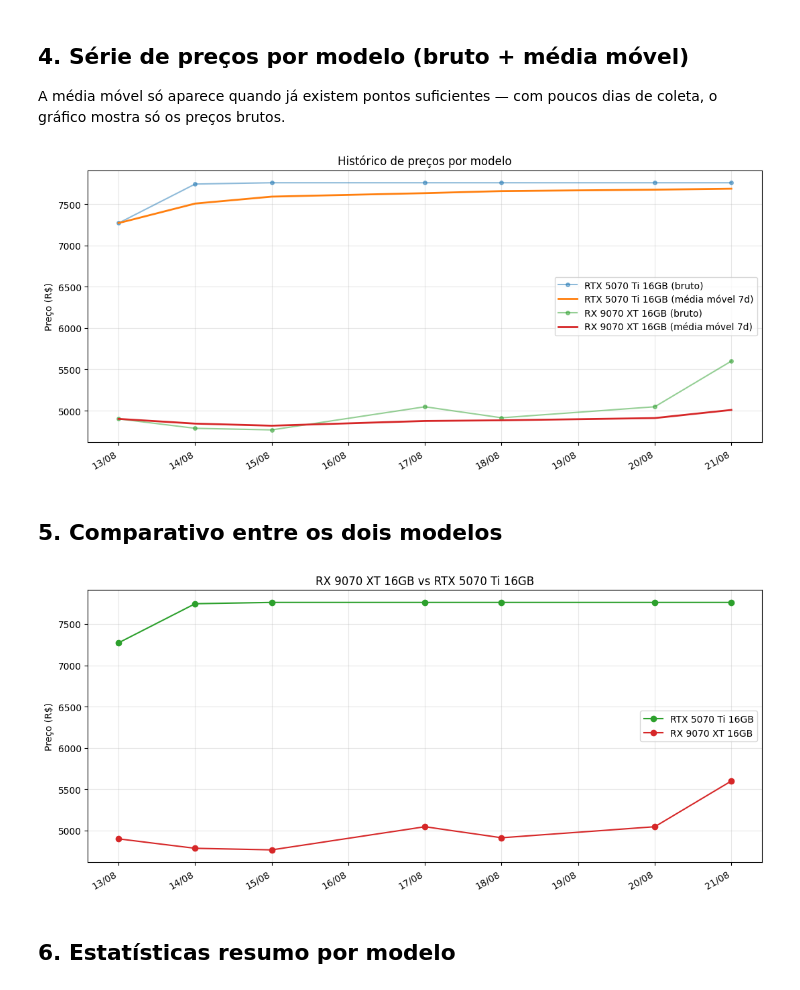
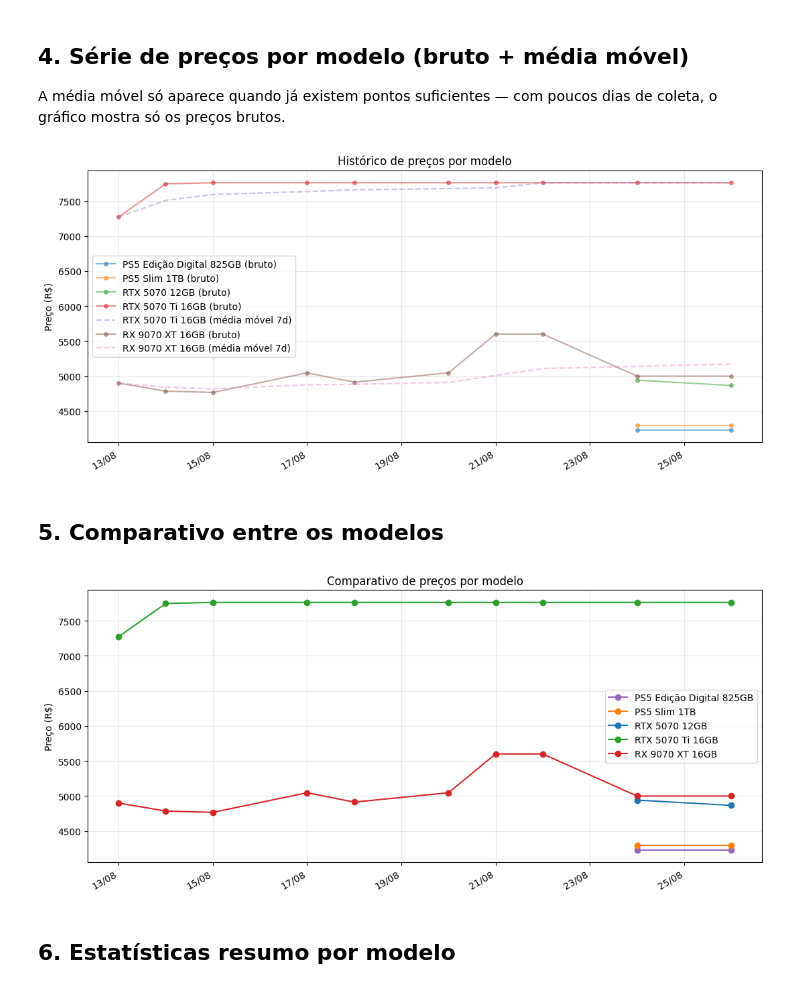
Before and after one commit to AbathVictor/rastreador-precos-gpu, a Jupyter notebook: analise_precos.ipynb, the cells around one changed output. Drawn from its saved outputs; the diff is of its cells as text; code cells hidden in the pictures.

Commit message:
Atualiza rastreamento de preços de GPUs e PS5
Expande os produtos monitorados e atualiza o notebook, scrapers, configuração e históricos de dados.

```diff
--- a/analise_precos.ipynb
+++ b/analise_precos.ipynb
@@ -131,38 +157,44 @@ A média móvel só aparece quando já existem pontos suficientes — com poucos
 # %%
 JANELA_MEDIA_MOVEL = 7  # dias
 
 fig, ax = plt.subplots()
 
 for modelo, grupo in df.groupby("modelo"):
     diario = grupo.groupby("data")["preco"].mean().reset_index()
     diario["data"] = pd.to_datetime(diario["data"])
     ax.plot(diario["data"], diario["preco"], marker="o", markersize=4, label=f"{modelo} (bruto)", alpha=0.5)
 
     if len(diario) >= JANELA_MEDIA_MOVEL:
         diario["media_movel"] = diario["preco"].rolling(JANELA_MEDIA_MOVEL, min_periods=1).mean()
-        ax.plot(diario["data"], diario["media_movel"], linewidth=2, label=f"{modelo} (média móvel {JANELA_MEDIA_MOVEL}d)")
+        ax.plot(diario["data"], diario["media_movel"], linewidth=1.6, linestyle="--", alpha = 0.4, label=f"{modelo} (média móvel {JANELA_MEDIA_MOVEL}d)")
 
 ax.set_title("Histórico de preços por modelo")
 ax.set_ylabel("Preço (R$)")
 ax.xaxis.set_major_formatter(mdates.DateFormatter("%d/%m"))
 fig.autofmt_xdate()
 ax.legend()
 plt.tight_layout()
 plt.show()
 # %% [output]
-[figure, old version]
+[figure, new version]
 # %% [markdown]
-## 5. Comparativo entre os dois modelos
+## 5. Comparativo entre os modelos
 # %%
 fig, ax = plt.subplots()
-cores = {"RX 9070 XT 16GB": "tab:red", "RTX 5070 Ti 16GB": "tab:green"}
+cores = {
+    "RX 9070 XT 16GB": "tab:red",
+    "RTX 5070 Ti 16GB": "tab:green",
+    "RTX 5070 12GB": "tab:blue",
+    "PS5 Edição Digital 825GB": "tab:purple",
+    "PS5 Slim 1TB": "tab:orange",
+}
 
 for modelo, grupo in df.groupby("modelo"):
     diario = grupo.groupby("data")["preco"].mean().reset_index()
     diario["data"] = pd.to_datetime(diario["data"])
     ax.plot(diario["data"], diario["preco"], marker="o", label=modelo, color=cores.get(modelo))
 
-ax.set_title("RX 9070 XT 16GB vs RTX 5070 Ti 16GB")
+ax.set_title("Comparativo de preços por modelo")
 ax.set_ylabel("Preço (R$)")
 ax.xaxis.set_major_formatter(mdates.DateFormatter("%d/%m"))
 fig.autofmt_xdate()
@@ -170,7 +202,7 @@ ax.legend()
 plt.tight_layout()
 plt.show()
 # %% [output]
-[figure, old version]
+[figure, new version]
 # %% [markdown]
 ## 6. Estatísticas resumo por modelo
 # %%
```
Also changed, not shown: parts of 13 cells of this notebook, 4 other files.
